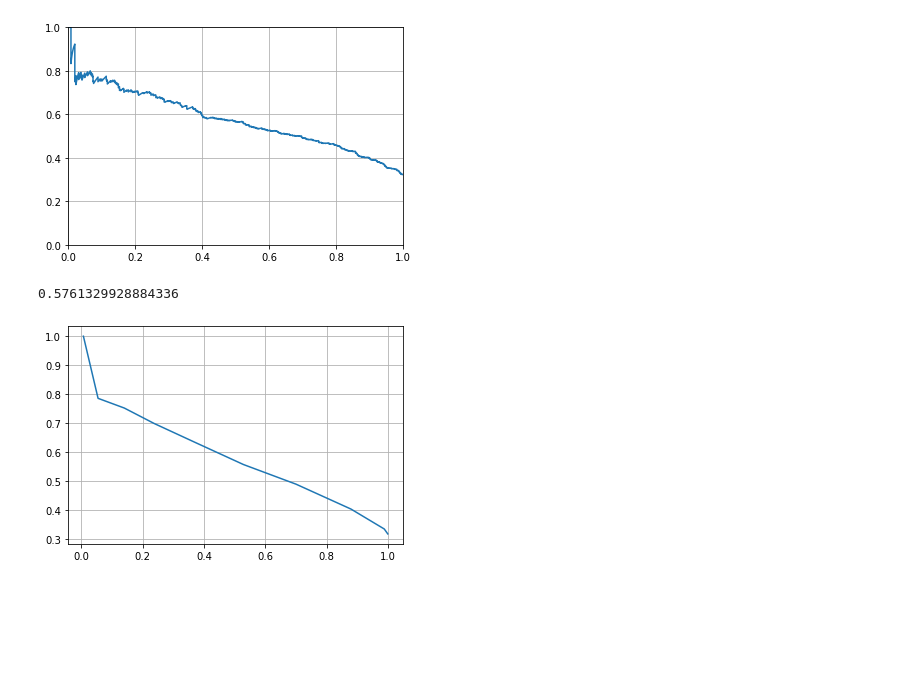
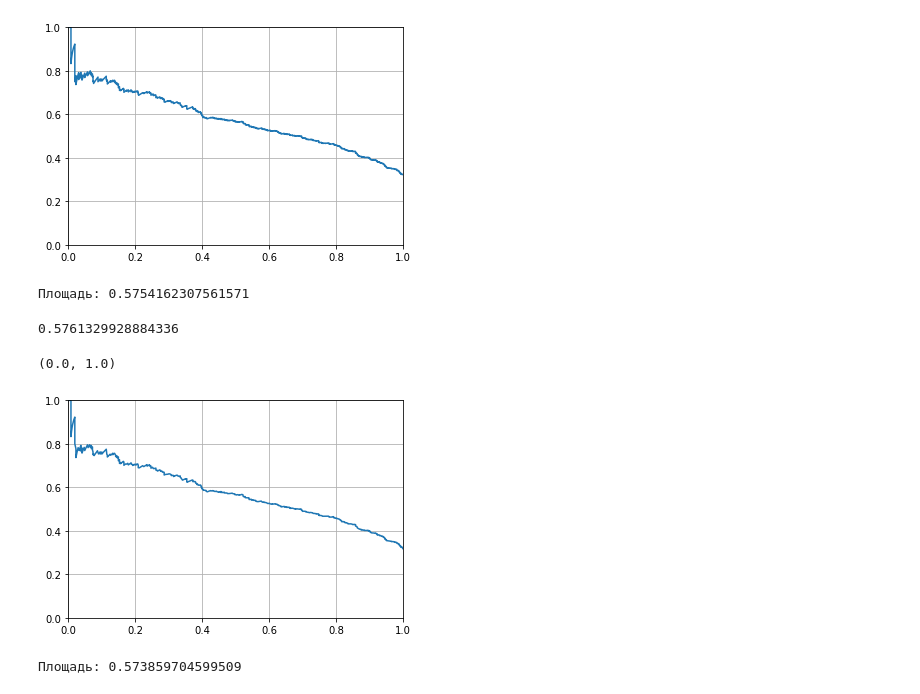
Before and after one commit to InessaMoz/PYDA-21, a Jupyter notebook: homework_ML_3.ipynb, the cells around one changed output. Cells and saved outputs as stored; diff of their text form; code cells hidden in the pictures; blank space fills up the shorter version.

```diff
--- a/homework_ML_3.ipynb
+++ b/homework_ML_3.ipynb
@@ -195,7 +195,7 @@ import numpy as np
 # %%
 tpr = []
 fpr = []
-for threshold in np.arange(0,1,0.1):
+for threshold in np.arange(0, 1, 0.001):
     tp = 0 # True positive
     fp = 0 # False positive
     fn = 0 # False negative
@@ -279,6 +279,10 @@ plt.ylim(0,1)
 # %% [output]
 (0.0, 1.0)
 [figure]
+# %%
+print(f'Площадь: {metrics.auc(re, pr)}')
+# %% [output]
+Площадь: 0.5754162307561571
 # %%
 from sklearn.metrics import average_precision_score
 # %%
@@ -289,7 +293,7 @@ average_precision_score( Y_test, predictions[:, 1] )
 # %%
 pr = []
 re = []
-for threshold in np.arange(0,1,0.1):
+for threshold in np.arange(0, 1, 0.001):
     tp = 0 # True positive
     fp = 0 # False positive
     fn = 0 # False negative
@@ -312,10 +316,20 @@ for threshold in np.arange(0,1,0.1):
                 fn += 1
             else:
                 tn += 1
-    pr.append(tp/(tp+fp))
-    re.append(tp/(tp+fn))
+    try:
+        pr.append(tp/(tp+fp))
+        re.append(tp/(tp+fn))
+    except ZeroDivisionError:
+        pass
 # %%
 plt.plot(re, pr)
 plt.grid()
+plt.xlim(0,1)
+plt.ylim(0,1)
 # %% [output]
+(0.0, 1.0)
-[figure, old version]
+[figure, new version]
+# %%
+print(f'Площадь: {metrics.auc(re, pr)}')
+# %% [output]
+Площадь: 0.573859704599509
```
Also changed, not shown: parts of 5 cells of this notebook.
